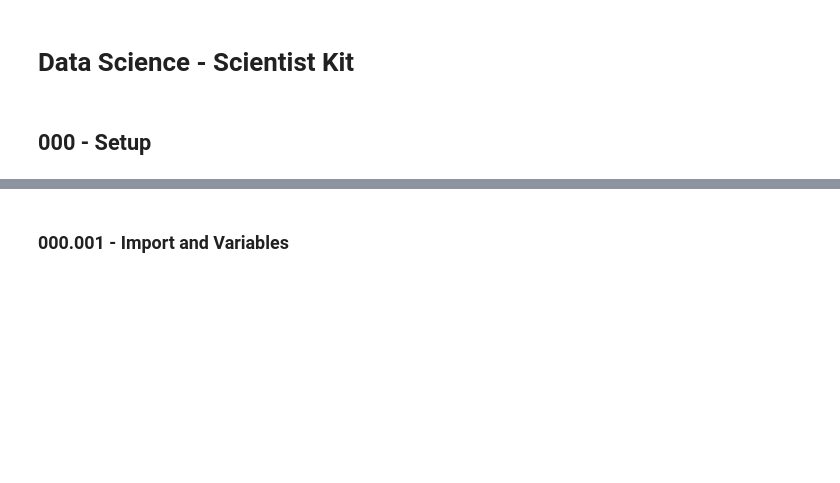
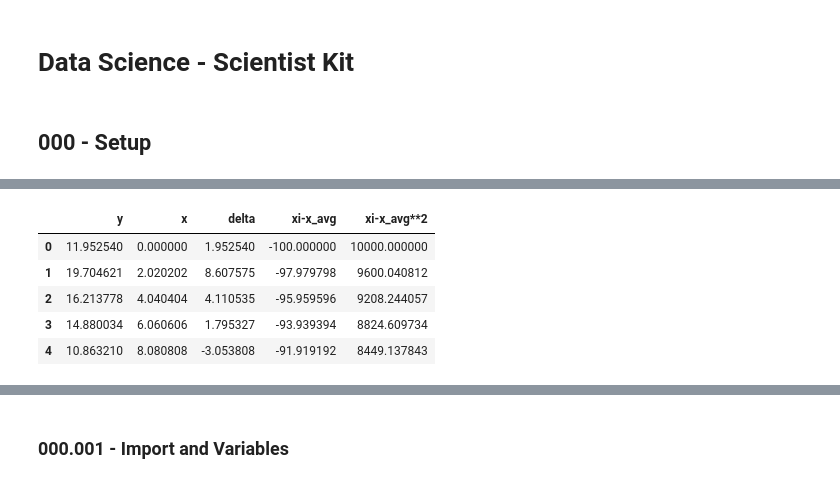
Before and after one commit to youitik/data_science_kit, a Jupyter notebook: scientist_kit_v001.ipynb, the cells around one changed output, grey strips where cells are left out. Drawn from its saved outputs; the diff is of its cells as text; code cells hidden in the pictures; blank space fills up the shorter version.

```diff
--- a/scientist_kit_v001.ipynb
+++ b/scientist_kit_v001.ipynb
@@ -9,0 +43,6 @@ import log
+# %%
+df = pd.DataFrame()
+df["y"] = y
+df["x"] = x
+df["delta"] = delta
+df.head()
@@ -9,0 +65,12 @@ import log
+# %%
+df["xi-x_avg"] = df['x'] - x_avg
+df["xi-x_avg**2"] = df['xi-x_avg']**2
+
+df.head()
+# %% [output]
+|  | y | x | delta | xi-x_avg | xi-x_avg**2 |
+| 0 | 11.952540 | 0.000000 | 1.952540 | -100.000000 | 10000.000000 |
+| 1 | 19.704621 | 2.020202 | 8.607575 | -97.979798 | 9600.040812 |
+| 2 | 16.213778 | 4.040404 | 4.110535 | -95.959596 | 9208.244057 |
+| 3 | 14.880034 | 6.060606 | 1.795327 | -93.939394 | 8824.609734 |
+| 4 | 10.863210 | 8.080808 | -3.053808 | -91.919192 | 8449.137843 |
```
Also changed, not shown: parts of 32 cells of this notebook, 8 other files.
